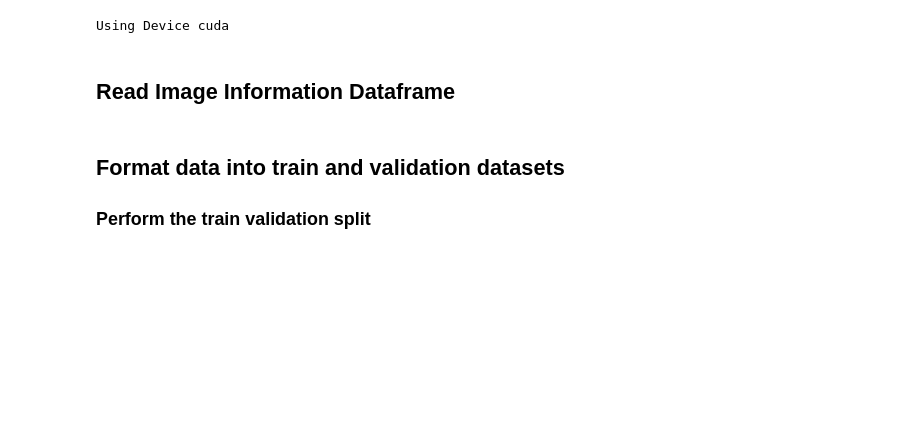
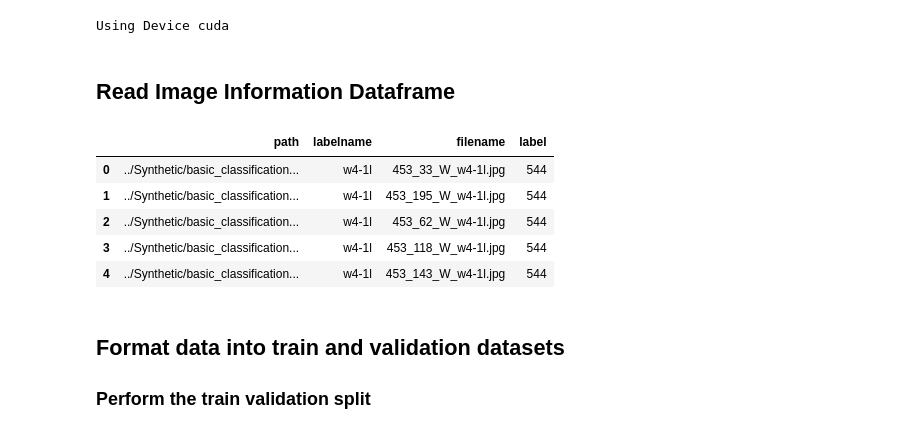
Before and after one commit to sievertsm/sign-detection-classification, a Jupyter notebook: Classification_Training.ipynb, the cells around one changed output. Drawn from its saved outputs; the diff is of its cells as text; code cells hidden in the pictures; blank space fills up the shorter version.

```diff
--- a/Classification_Training.ipynb
+++ b/Classification_Training.ipynb
@@ -93,6 +47,15 @@ label_decoder = {label_encoder[key]: key for key in label_encoder.keys()}
 # %%
 df = pd.read_csv('classification_train.csv')
 df_test = pd.read_csv('classification_test.csv')
+
+df.head()
+# %% [output]
+|  | path | labelname | filename | label |
+| 0 | ../Synthetic/basic_classification... | w4-1l | 453_33_W_w4-1l.jpg | 544 |
+| 1 | ../Synthetic/basic_classification... | w4-1l | 453_195_W_w4-1l.jpg | 544 |
+| 2 | ../Synthetic/basic_classification... | w4-1l | 453_62_W_w4-1l.jpg | 544 |
+| 3 | ../Synthetic/basic_classification... | w4-1l | 453_118_W_w4-1l.jpg | 544 |
+| 4 | ../Synthetic/basic_classification... | w4-1l | 453_143_W_w4-1l.jpg | 544 |
 # %% [markdown]
 ## Format data into train and validation datasets
 ### Perform the train validation split
```
Also changed, not shown: parts of 34 cells of this notebook.
